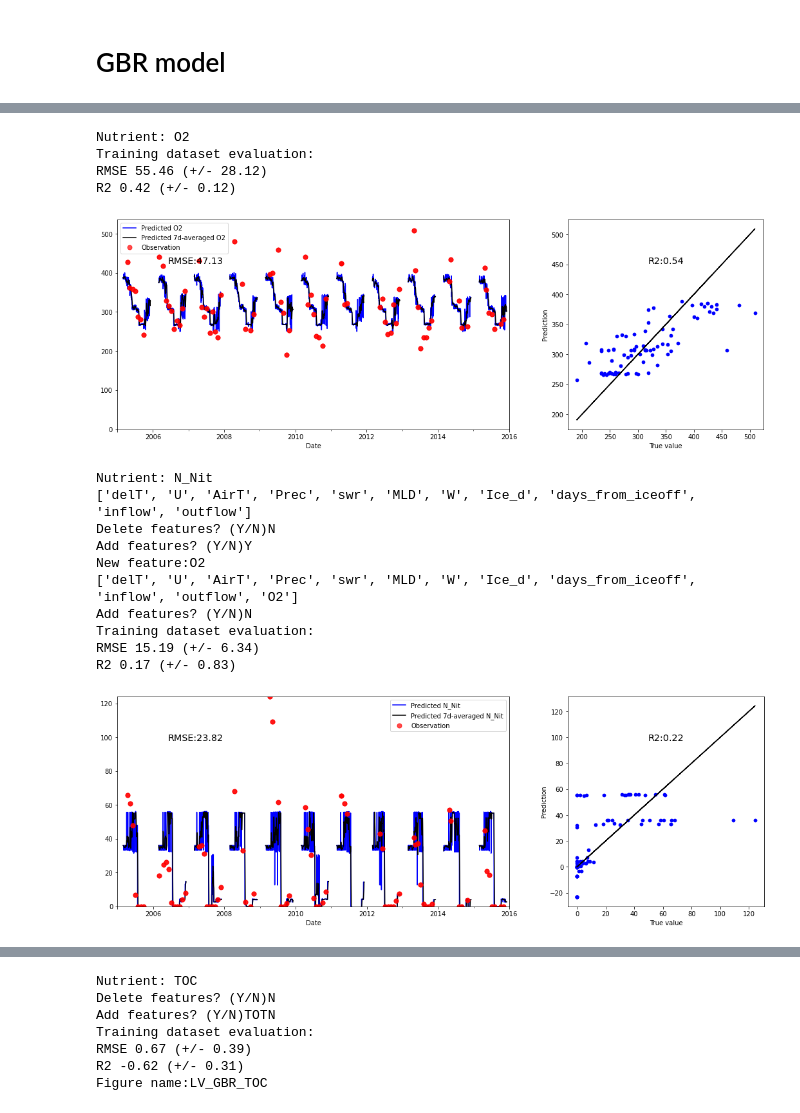
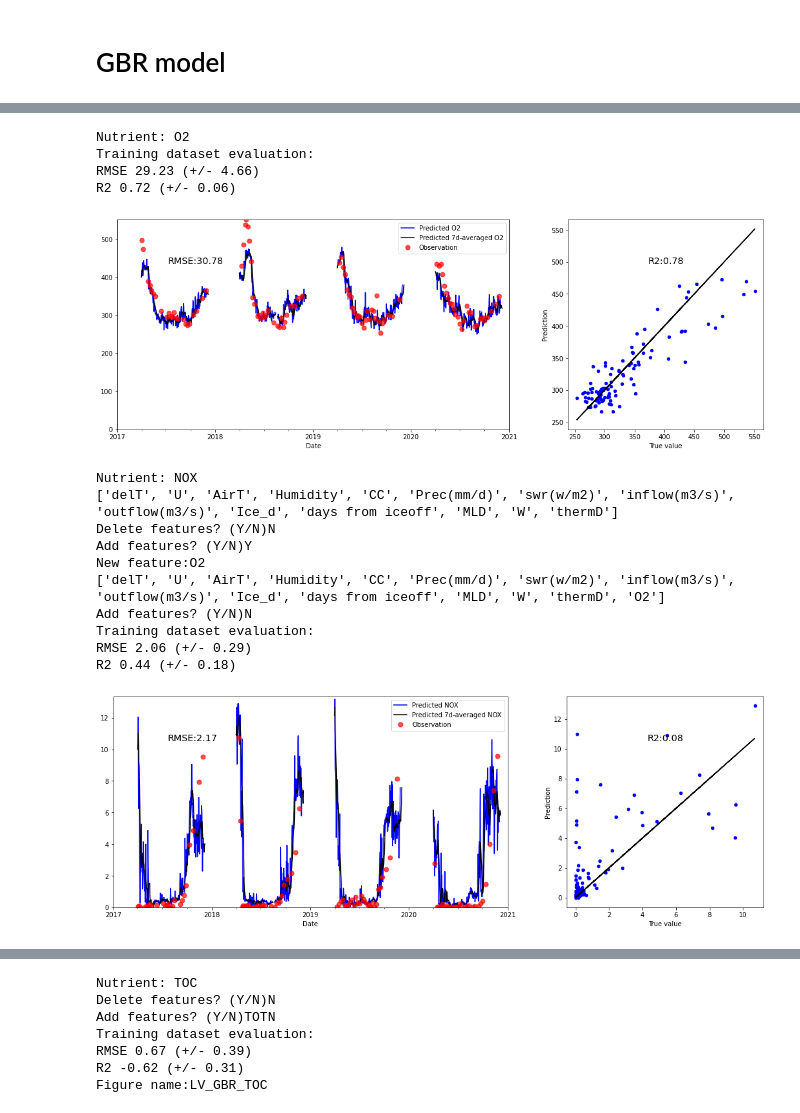
Before and after one commit to Shuqi-Lin/Algal-bloom-prediction-machine-learning, a Jupyter notebook: DD models_pre-generated nutrients_GBR.ipynb, the cells around one changed output, grey strips where cells are left out. Cells and saved outputs as stored; diff of their text form; code cells hidden in the pictures.

```diff
--- a/DD models_pre-generated nutrients_GBR.ipynb
+++ b/DD models_pre-generated nutrients_GBR.ipynb
@@ -170,18 +179,18 @@ testing_daily_df = read_daily_test_df(test_time,features,file)
 # %%
 ## Predict nutrient 1
 nutrient = input('Nutrient: ')
-features.pop(0) # remove 'Date' from features
+#features.pop(0) # remove 'Date' from features
 model = training_cv(all_df,features,nutrient,training_yr)
 ylim = (-1,all_df[nutrient].max())
 Lake_Nut,f2 = predict(testing_daily_df,all_df,features,nutrient,test_time,ylim)
 os.chdir('..\\Scenario2\\GBR')
 f2.savefig(lakename+'_GBR_'+nutrient+'.png',dpi = 500)
 # %% [output]
 Nutrient: O2
 Training dataset evaluation:
-RMSE 55.46 (+/- 28.12)
-R2 0.42 (+/- 0.12)
+RMSE 29.23 (+/- 4.66)
+R2 0.72 (+/- 0.06)
-[figure, old version]
+[figure, new version]
 # %%
 ## Predict nutrient 2
 nutrient = input('Nutrient: ')
@@ -203,17 +212,17 @@ ylim = (0,all_df[nutrient].max())
 Lake_Nut,f2 = predict(testing_daily_df,all_df,features,nutrient,test_time,ylim)
 f2.savefig(lakename+'_GBR_'+nutrient+'.png',dpi = 500)
 # %% [output]
-Nutrient: N_Nit
-['delT', 'U', 'AirT', 'Prec', 'swr', 'MLD', 'W', 'Ice_d', 'days_from_iceoff', 'inflow', 'outflow']
+Nutrient: NOX
+['delT', 'U', 'AirT', 'Humidity', 'CC', 'Prec(mm/d)', 'swr(w/m2)', 'inflow(m3/s)', 'outflow(m3/s)', 'Ice_d', 'days from iceoff', 'MLD', 'W', 'thermD']
 Delete features? (Y/N)N
 Add features? (Y/N)Y
 New feature:O2
-['delT', 'U', 'AirT', 'Prec', 'swr', 'MLD', 'W', 'Ice_d', 'days_from_iceoff', 'inflow', 'outflow', 'O2']
+['delT', 'U', 'AirT', 'Humidity', 'CC', 'Prec(mm/d)', 'swr(w/m2)', 'inflow(m3/s)', 'outflow(m3/s)', 'Ice_d', 'days from iceoff', 'MLD', 'W', 'thermD', 'O2']
 Add features? (Y/N)N
 Training dataset evaluation:
-RMSE 15.19 (+/- 6.34)
-R2 0.17 (+/- 0.83)
+RMSE 2.06 (+/- 0.29)
+R2 0.44 (+/- 0.18)
-[figure, old version]
+[figure, new version]
 # %%
 ## Predict nutrient 3
 nutrient = input('Nutrient: ')
```
Also changed, not shown: parts of 9 cells of this notebook, 37 other files.
